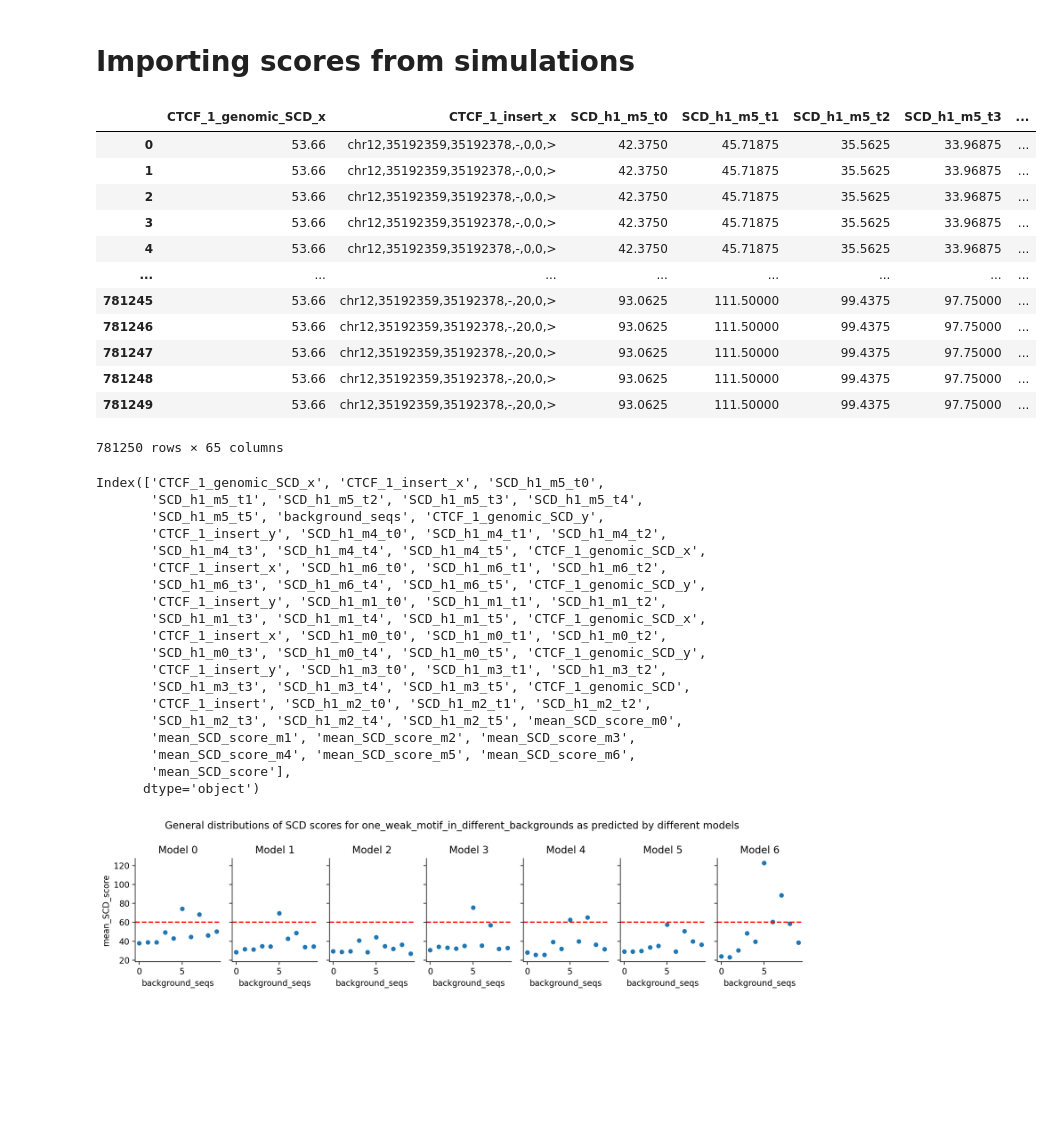
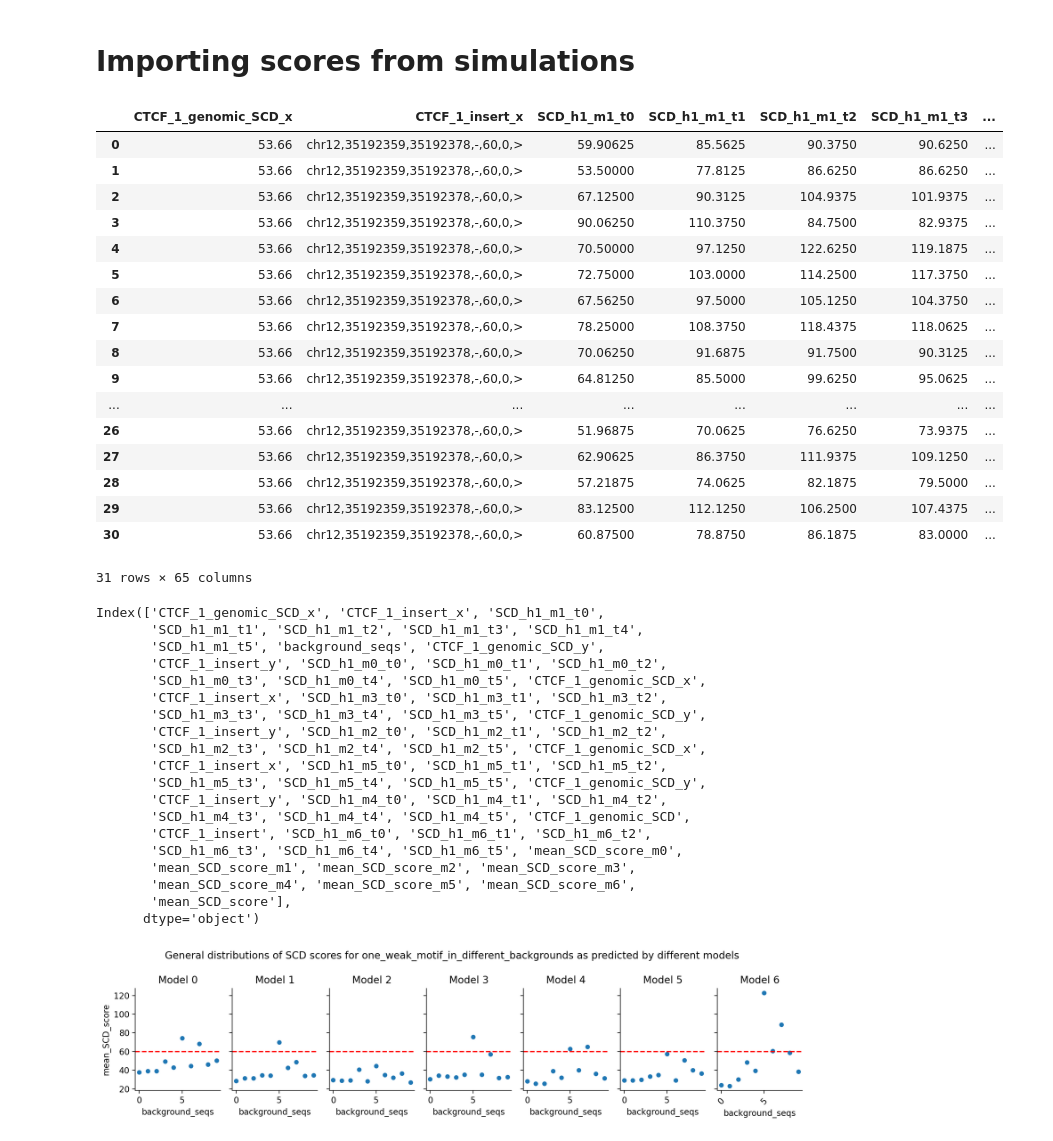
Before and after one commit to Fudenberg-Research-Group/akita_utils, a Jupyter notebook: bin/insert_experiments/analysis/CTCF_motif_in_different_backgrounds.ipynb, the cells around one changed output. Saved outputs shown, nothing was run; the diff lists cells and outputs as text; code cells hidden in the pictures; blank space fills up the shorter version.

```diff
--- a/bin/insert_experiments/analysis/CTCF_motif_in_different_backgrounds.ipynb
+++ b/bin/insert_experiments/analysis/CTCF_motif_in_different_backgrounds.ipynb
@@ -77,58 +77,63 @@ def load_data(h5_dirs, scd_stats, models=[1]):
     return merged_df.reset_index(drop=True)
 # %%
 one_strong_motif_in_different_backgrounds_h5_dirs = (
- "/scratch1/kamulege/insert_experiments/one_strong_motif_in_different_backgrounds_config_test/*/*/*.h5"
+ "/scratch1/kamulege/insert_experiments/one_strong_motif_in_different_backgrounds_config_test_1/*/*/*.h5"
 )
 one_weak_motif_in_different_backgrounds_h5_dirs = (
  "/scratch1/kamulege/insert_experiments/one_weak_motif_in_different_backgrounds_config_test/*/*/*.h5"
 )
 two_strong_motif_in_different_backgrounds_h5_dirs = (
  "/scratch1/kamulege/insert_experiments/two_strong_motif_in_different_backgrounds/*.h5"
 )
 two_weak_motif_in_different_backgrounds_h5_dirs = (
  "/scratch1/kamulege/insert_experiments/two_weak_motif_in_different_backgrounds/*.h5"
 )
 
 scd_stats = ["SCD"]
 
 one_strong_motif_in_different_backgrounds_df = load_data(one_strong_motif_in_different_backgrounds_h5_dirs, scd_stats, models=[0,1,2,3,4,5,6])
 one_weak_motif_in_different_backgrounds_df = load_data(one_weak_motif_in_different_backgrounds_h5_dirs, scd_stats, models=[0,1,2,3,4,5,6])
 two_strong_motif_in_different_backgrounds_df = load_data(two_strong_motif_in_different_backgrounds_h5_dirs, scd_stats, models=[0])
 two_weak_motif_in_different_backgrounds_df = load_data(two_weak_motif_in_different_backgrounds_h5_dirs, scd_stats, models=[0])
 
 one_strong_motif_in_different_backgrounds_df
 # %% [output]
-|  | CTCF_1_genomic_SCD_x | CTCF_1_insert_x | SCD_h1_m5_t0 | SCD_h1_m5_t1 | SCD_h1_m5_t2 | SCD_h1_m5_t3 | ... |
-| 0 | 53.66 | chr12,35192359,35192378,-,0,0,> | 42.3750 | 45.71875 | 35.5625 | 33.96875 | ... |
-| 1 | 53.66 | chr12,35192359,35192378,-,0,0,> | 42.3750 | 45.71875 | 35.5625 | 33.96875 | ... |
-| 2 | 53.66 | chr12,35192359,35192378,-,0,0,> | 42.3750 | 45.71875 | 35.5625 | 33.96875 | ... |
-| 3 | 53.66 | chr12,35192359,35192378,-,0,0,> | 42.3750 | 45.71875 | 35.5625 | 33.96875 | ... |
-| 4 | 53.66 | chr12,35192359,35192378,-,0,0,> | 42.3750 | 45.71875 | 35.5625 | 33.96875 | ... |
+|  | CTCF_1_genomic_SCD_x | CTCF_1_insert_x | SCD_h1_m1_t0 | SCD_h1_m1_t1 | SCD_h1_m1_t2 | SCD_h1_m1_t3 | ... |
+| 0 | 53.66 | chr12,35192359,35192378,-,60,0,> | 59.90625 | 85.5625 | 90.3750 | 90.6250 | ... |
+| 1 | 53.66 | chr12,35192359,35192378,-,60,0,> | 53.50000 | 77.8125 | 86.6250 | 86.6250 | ... |
+| 2 | 53.66 | chr12,35192359,35192378,-,60,0,> | 67.12500 | 90.3125 | 104.9375 | 101.9375 | ... |
+| 3 | 53.66 | chr12,35192359,35192378,-,60,0,> | 90.06250 | 110.3750 | 84.7500 | 82.9375 | ... |
+| 4 | 53.66 | chr12,35192359,35192378,-,60,0,> | 70.50000 | 97.1250 | 122.6250 | 119.1875 | ... |
+| 5 | 53.66 | chr12,35192359,35192378,-,60,0,> | 72.75000 | 103.0000 | 114.2500 | 117.3750 | ... |
+| 6 | 53.66 | chr12,35192359,35192378,-,60,0,> | 67.56250 | 97.5000 | 105.1250 | 104.3750 | ... |
+| 7 | 53.66 | chr12,35192359,35192378,-,60,0,> | 78.25000 | 108.3750 | 118.4375 | 118.0625 | ... |
+| 8 | 53.66 | chr12,35192359,35192378,-,60,0,> | 70.06250 | 91.6875 | 91.7500 | 90.3125 | ... |
+| 9 | 53.66 | chr12,35192359,35192378,-,60,0,> | 64.81250 | 85.5000 | 99.6250 | 95.0625 | ... |
 | ... | ... | ... | ... | ... | ... | ... | ... |
-| 781245 | 53.66 | chr12,35192359,35192378,-,20,0,> | 93.0625 | 111.50000 | 99.4375 | 97.75000 | ... |
-| 781246 | 53.66 | chr12,35192359,35192378,-,20,0,> | 93.0625 | 111.50000 | 99.4375 | 97.75000 | ... |
-| 781247 | 53.66 | chr12,35192359,35192378,-,20,0,> | 93.0625 | 111.50000 | 99.4375 | 97.75000 | ... |
-| 781248 | 53.66 | chr12,35192359,35192378,-,20,0,> | 93.0625 | 111.50000 | 99.4375 | 97.75000 | ... |
-| 781249 | 53.66 | chr12,35192359,35192378,-,20,0,> | 93.0625 | 111.50000 | 99.4375 | 97.75000 | ... |
+| 26 | 53.66 | chr12,35192359,35192378,-,60,0,> | 51.96875 | 70.0625 | 76.6250 | 73.9375 | ... |
+| 27 | 53.66 | chr12,35192359,35192378,-,60,0,> | 62.90625 | 86.3750 | 111.9375 | 109.1250 | ... |
+| 28 | 53.66 | chr12,35192359,35192378,-,60,0,> | 57.21875 | 74.0625 | 82.1875 | 79.5000 | ... |
+| 29 | 53.66 | chr12,35192359,35192378,-,60,0,> | 83.12500 | 112.1250 | 106.2500 | 107.4375 | ... |
+| 30 | 53.66 | chr12,35192359,35192378,-,60,0,> | 60.87500 | 78.8750 | 86.1875 | 83.0000 | ... |
-781250 rows × 65 columns
+31 rows × 65 columns
 # %%
 one_strong_motif_in_different_backgrounds_df.columns
 # %% [output]
-Index(['CTCF_1_genomic_SCD_x', 'CTCF_1_insert_x', 'SCD_h1_m5_t0',
-       'SCD_h1_m5_t1', 'SCD_h1_m5_t2', 'SCD_h1_m5_t3', 'SCD_h1_m5_t4',
-       'SCD_h1_m5_t5', 'background_seqs', 'CTCF_1_genomic_SCD_y',
+Index(['CTCF_1_genomic_SCD_x', 'CTCF_1_insert_x', 'SCD_h1_m1_t0',
+       'SCD_h1_m1_t1', 'SCD_h1_m1_t2', 'SCD_h1_m1_t3', 'SCD_h1_m1_t4',
+       'SCD_h1_m1_t5', 'background_seqs', 'CTCF_1_genomic_SCD_y',
+       'CTCF_1_insert_y', 'SCD_h1_m0_t0', 'SCD_h1_m0_t1', 'SCD_h1_m0_t2',
+       'SCD_h1_m0_t3', 'SCD_h1_m0_t4', 'SCD_h1_m0_t5', 'CTCF_1_genomic_SCD_x',
+       'CTCF_1_insert_x', 'SCD_h1_m3_t0', 'SCD_h1_m3_t1', 'SCD_h1_m3_t2',
+       'SCD_h1_m3_t3', 'SCD_h1_m3_t4', 'SCD_h1_m3_t5', 'CTCF_1_genomic_SCD_y',
+       'CTCF_1_insert_y', 'SCD_h1_m2_t0', 'SCD_h1_m2_t1', 'SCD_h1_m2_t2',
+       'SCD_h1_m2_t3', 'SCD_h1_m2_t4', 'SCD_h1_m2_t5', 'CTCF_1_genomic_SCD_x',
+       'CTCF_1_insert_x', 'SCD_h1_m5_t0', 'SCD_h1_m5_t1', 'SCD_h1_m5_t2',
+       'SCD_h1_m5_t3', 'SCD_h1_m5_t4', 'SCD_h1_m5_t5', 'CTCF_1_genomic_SCD_y',
        'CTCF_1_insert_y', 'SCD_h1_m4_t0', 'SCD_h1_m4_t1', 'SCD_h1_m4_t2',
-       'SCD_h1_m4_t3', 'SCD_h1_m4_t4', 'SCD_h1_m4_t5', 'CTCF_1_genomic_SCD_x',
-       'CTCF_1_insert_x', 'SCD_h1_m6_t0', 'SCD_h1_m6_t1', 'SCD_h1_m6_t2',
-       'SCD_h1_m6_t3', 'SCD_h1_m6_t4', 'SCD_h1_m6_t5', 'CTCF_1_genomic_SCD_y',
-       'CTCF_1_insert_y', 'SCD_h1_m1_t0', 'SCD_h1_m1_t1', 'SCD_h1_m1_t2',
-       'SCD_h1_m1_t3', 'SCD_h1_m1_t4', 'SCD_h1_m1_t5', 'CTCF_1_genomic_SCD_x',
-       'CTCF_1_insert_x', 'SCD_h1_m0_t0', 'SCD_h1_m0_t1', 'SCD_h1_m0_t2',
-       'SCD_h1_m0_t3', 'SCD_h1_m0_t4', 'SCD_h1_m0_t5', 'CTCF_1_genomic_SCD_y',
-       'CTCF_1_insert_y', 'SCD_h1_m3_t0', 'SCD_h1_m3_t1', 'SCD_h1_m3_t2',
-       'SCD_h1_m3_t3', 'SCD_h1_m3_t4', 'SCD_h1_m3_t5', 'CTCF_1_genomic_SCD',
-       'CTCF_1_insert', 'SCD_h1_m2_t0', 'SCD_h1_m2_t1', 'SCD_h1_m2_t2',
-       'SCD_h1_m2_t3', 'SCD_h1_m2_t4', 'SCD_h1_m2_t5', 'mean_SCD_score_m0',
+       'SCD_h1_m4_t3', 'SCD_h1_m4_t4', 'SCD_h1_m4_t5', 'CTCF_1_genomic_SCD',
+       'CTCF_1_insert', 'SCD_h1_m6_t0', 'SCD_h1_m6_t1', 'SCD_h1_m6_t2',
+       'SCD_h1_m6_t3', 'SCD_h1_m6_t4', 'SCD_h1_m6_t5', 'mean_SCD_score_m0',
        'mean_SCD_score_m1', 'mean_SCD_score_m2', 'mean_SCD_score_m3',
        'mean_SCD_score_m4', 'mean_SCD_score_m5', 'mean_SCD_score_m6',
        'mean_SCD_score'],
```
Also changed, not shown: parts of 1 cell of this notebook, 3 other files.
